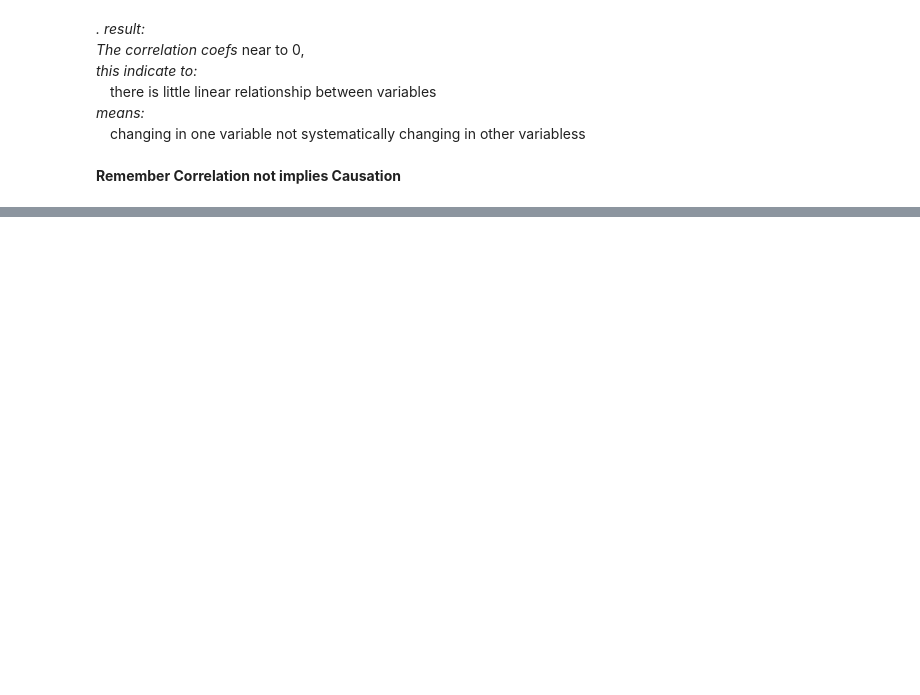
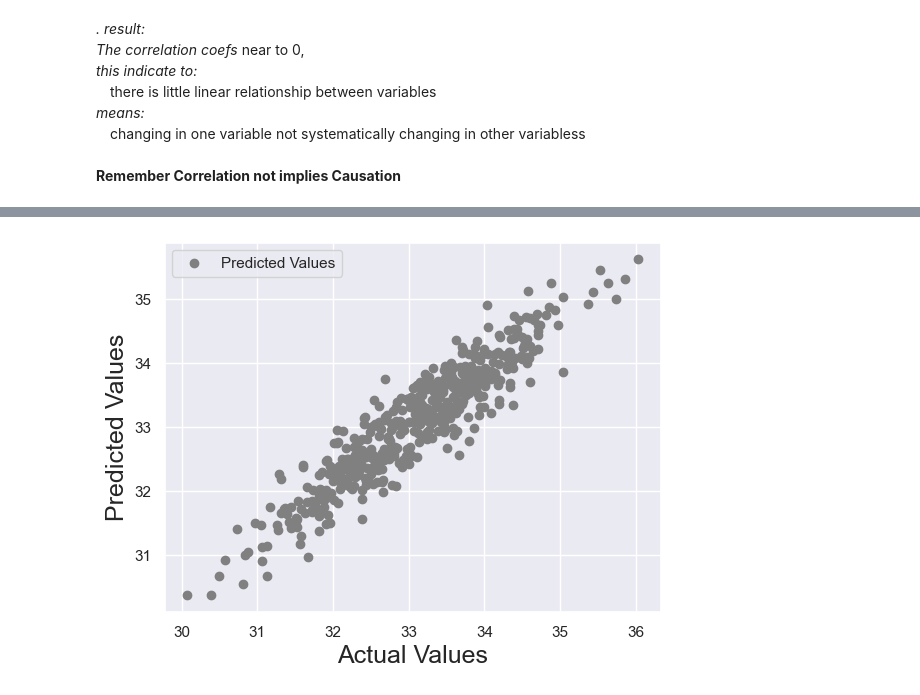
Before and after one commit to youssefSamir-DS/ML_Project-Ecommerce_Customers, a Jupyter notebook: Linear_Regression_project.ipynb, the cells around one changed output, grey strips where cells are left out. Cells and saved outputs as stored; diff of their text form; code cells hidden in the pictures; blank space fills up the shorter version.

```diff
--- a/Linear_Regression_project.ipynb
+++ b/Linear_Regression_project.ipynb
@@ -398,0 +441,8 @@ new_df.corr()
+# %%
+plt.scatter(y,predicted,c='gray',label='Predicted Values')
+plt.xlabel("Actual Values",fontsize=18)
+plt.ylabel("Predicted Values",fontsize=18)
+plt.legend()
+plt.show()
+# %% [output]
+[figure, added]
```
Also changed, not shown: parts of 9 cells of this notebook.
